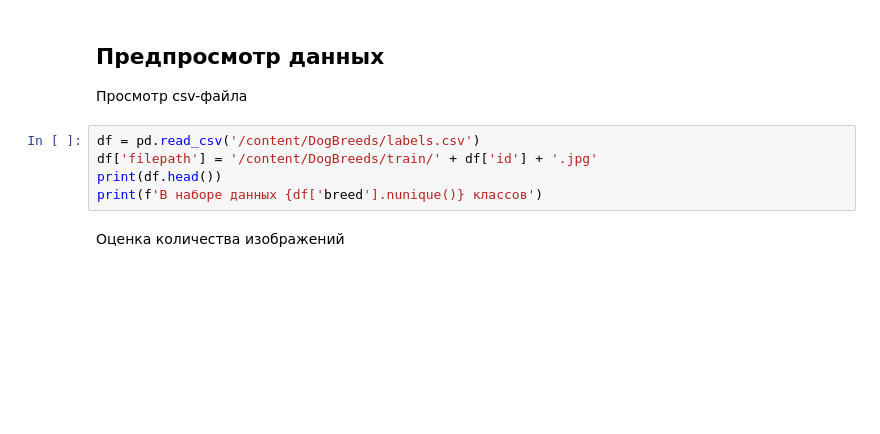
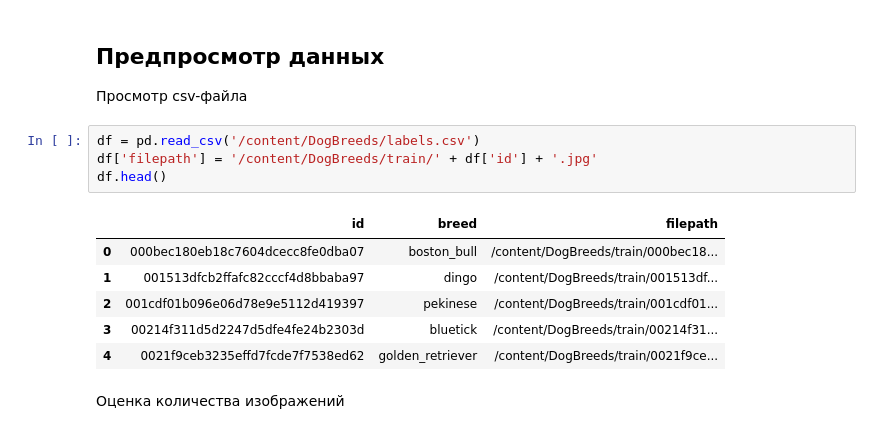
Before and after one commit to redshoot8/Solutions, a Jupyter notebook: tensorflow/DogBreedCNNClassification.ipynb, the cells around one changed output. Saved outputs shown, nothing was run; the diff lists cells and outputs as text; blank space fills up the shorter version.

```diff
--- a/tensorflow/DogBreedCNNClassification.ipynb
+++ b/tensorflow/DogBreedCNNClassification.ipynb
@@ -39,8 +46,14 @@ print(os.listdir(unzip_dir))
 # %%
 df = pd.read_csv('/content/DogBreeds/labels.csv')
 df['filepath'] = '/content/DogBreeds/train/' + df['id'] + '.jpg'
-print(df.head())
-print(f'В наборе данных {df['breed'].nunique()} классов')
+df.head()
+# %% [output]
+|  | id | breed | filepath |
+| 0 | 000bec180eb18c7604dcecc8fe0dba07 | boston_bull | /content/DogBreeds/train/000bec18... |
+| 1 | 001513dfcb2ffafc82cccf4d8bbaba97 | dingo | /content/DogBreeds/train/001513df... |
+| 2 | 001cdf01b096e06d78e9e5112d419397 | pekinese | /content/DogBreeds/train/001cdf01... |
+| 3 | 00214f311d5d2247d5dfe4fe24b2303d | bluetick | /content/DogBreeds/train/00214f31... |
+| 4 | 0021f9ceb3235effd7fcde7f7538ed62 | golden_retriever | /content/DogBreeds/train/0021f9ce... |
 # %% [markdown]
 Оценка количества изображений
 # %%
```
Also changed, not shown: parts of 11 cells of this notebook.
